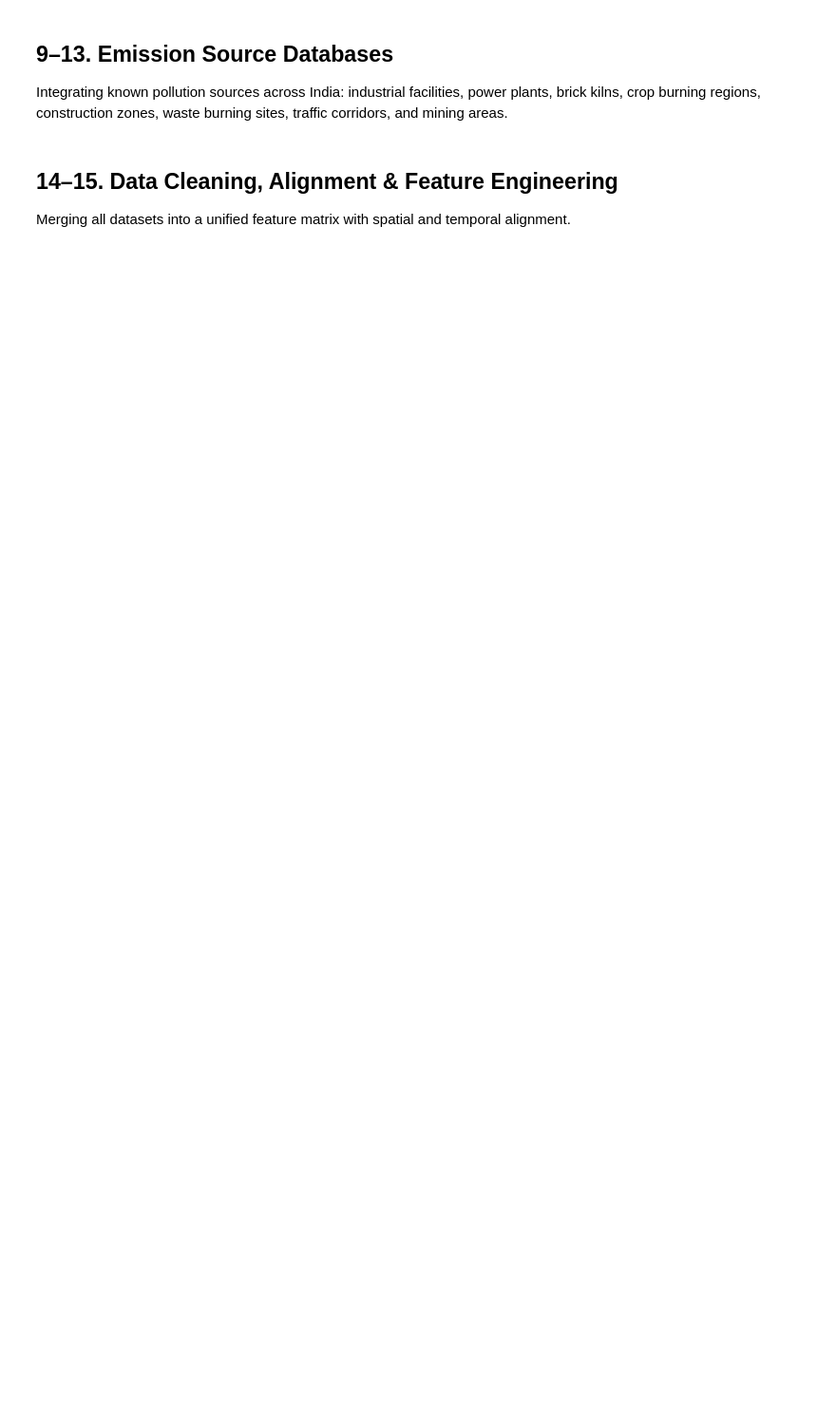
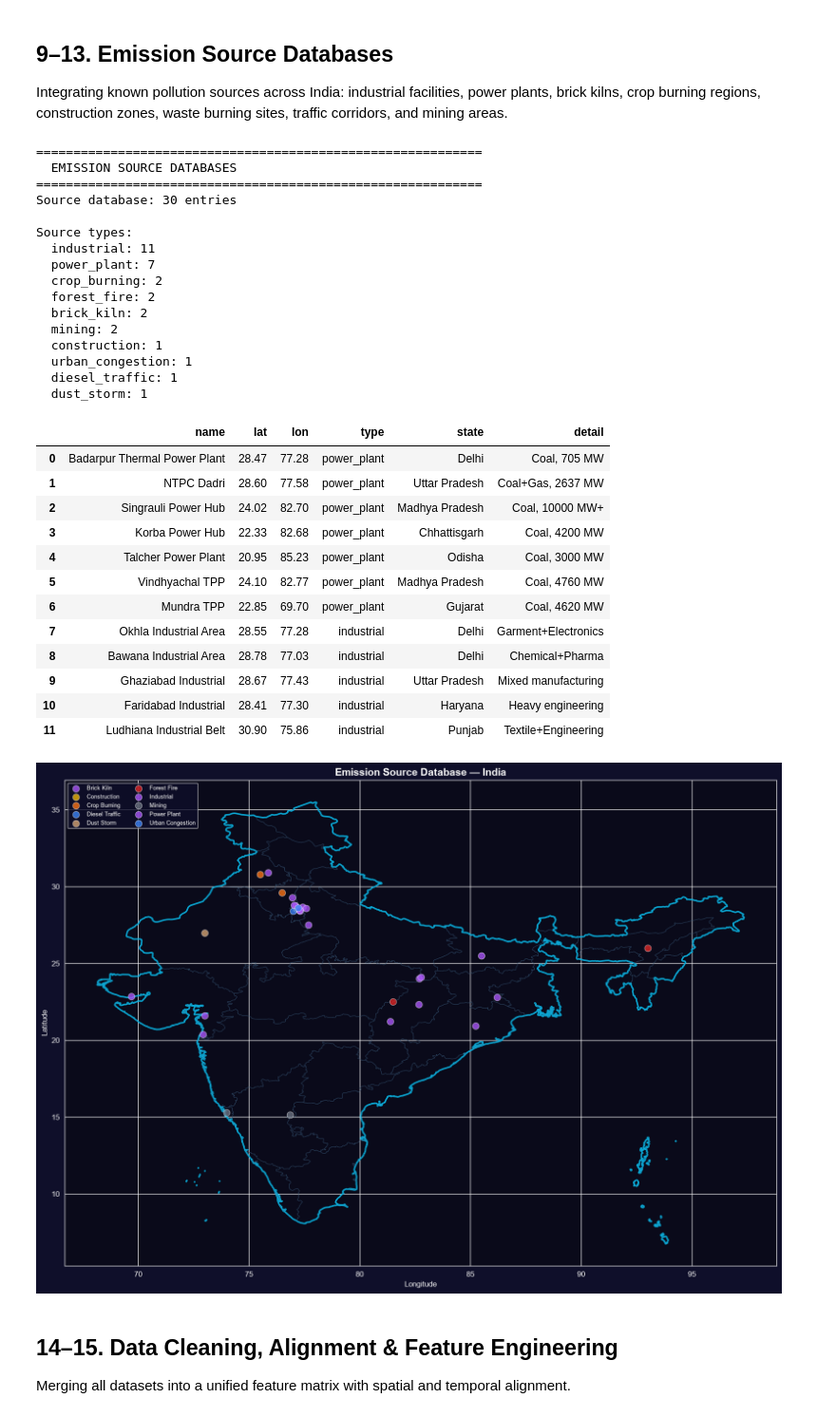
Before and after one commit to HarshitaVscode/ET-Hackathon, a Jupyter notebook: backend/src/enforcement_intelligence_agent/notebooks/enforcement_intelligence_agent.ipynb, the cells around one changed output. Shown at 95% size. Cells and saved outputs as stored; diff of their text form; code cells hidden in the pictures; blank space fills up the shorter version.

```diff
--- a/backend/src/enforcement_intelligence_agent/notebooks/enforcement_intelligence_agent.ipynb
+++ b/backend/src/enforcement_intelligence_agent/notebooks/enforcement_intelligence_agent.ipynb
@@ -402,38 +593,65 @@ SOURCE_DATABASE = [
     {"name": "Haryana Crop Burning Region", "lat": 29.60, "lon": 76.50, "type": "crop_burning", "state": "Haryana", "detail": "Oct-Nov season"},
     {"name": "Central India Forest Belt", "lat": 22.50, "lon": 81.50, "type": "forest_fire", "state": "Chhattisgarh/MP", "detail": "Mar-Jun season"},
     {"name": "NE Forest Region", "lat": 26.00, "lon": 93.00, "type": "forest_fire", "state": "Assam/Nagaland", "detail": "Jan-Mar season"},
     {"name": "Delhi-NCR Construction Belt", "lat": 28.55, "lon": 77.15, "type": "construction", "state": "Delhi/NCR", "detail": "Ongoing projects"},
     {"name": "Delhi-NCR Brick Kiln Cluster", "lat": 28.75, "lon": 77.10, "type": "brick_kiln", "state": "Delhi/Haryana/UP", "detail": "500+ kilns"},
     {"name": "Bihar Brick Kiln Belt", "lat": 25.50, "lon": 85.50, "type": "brick_kiln", "state": "Bihar", "detail": "Traditional kilns"},
     {"name": "Delhi Urban Congestion", "lat": 28.61, "lon": 77.23, "type": "urban_congestion", "state": "Delhi", "detail": "4M+ vehicles"},
     {"name": "NH-48 Freight Corridor", "lat": 28.40, "lon": 77.00, "type": "diesel_traffic", "state": "Delhi-Haryana", "detail": "Heavy diesel trucks"},
     {"name": "Rajasthan Dust Source", "lat": 27.00, "lon": 73.00, "type": "dust_storm", "state": "Rajasthan", "detail": "Thar Desert"},
     {"name": "Goa Mining Belt", "lat": 15.30, "lon": 74.00, "type": "mining", "state": "Goa", "detail": "Iron ore"},
     {"name": "Bellary Mining Region", "lat": 15.15, "lon": 76.85, "type": "mining", "state": "Karnataka", "detail": "Iron ore"},
 ]
 
 df_sources = pd.DataFrame(SOURCE_DATABASE)
 print(f"Source database: {len(df_sources)} entries")
 print(f"\nSource types:")
 for st, cnt in df_sources["type"].value_counts().items():
     print(f"  {st}: {cnt}")
 display(df_sources.head(12))
 
 fig, ax = plt.subplots(figsize=(14, 10))
 _draw_india_bounds(ax, india_color="#00ccff", state_color="#3a5a7a")
-type_colors = {"power_plant": "#ef4444", "industrial": "#f97316", "crop_burning": "#eab308",
-               "forest_fire": "#22c55e", "construction": "#3b82f6", "brick_kiln": "#8b5cf6",
-               "urban_congestion": "#ec4899", "diesel_traffic": "#6366f1", "dust_storm": "#f59e0b",
-               "mining": "#14b8a6"}
 for st, grp in df_sources.groupby("type"):
-    ax.scatter(grp["lon"], grp["lat"], s=80, c=type_colors.get(st, "#666"),
+    ax.scatter(grp["lon"], grp["lat"], s=80, c=SOURCE_COLORS.get(st, "#666"),
                alpha=0.8, edgecolors="white", linewidth=0.5, label=st.replace("_", " ").title(), zorder=11)
 ax.set_title("Emission Source Database — India", fontsize=14, fontweight="bold")
 ax.set_xlabel("Longitude"); ax.set_ylabel("Latitude")
 ax.set_facecolor("#0a0a1a")
 ax.legend(fontsize=8, loc="upper left", ncol=2)
 plt.tight_layout()
 plt.show()
+# %% [output]
+============================================================
+  EMISSION SOURCE DATABASES
+============================================================
+Source database: 30 entries
+
+Source types:
+  industrial: 11
+  power_plant: 7
+  crop_burning: 2
+  forest_fire: 2
+  brick_kiln: 2
+  mining: 2
+  construction: 1
+  urban_congestion: 1
+  diesel_traffic: 1
+  dust_storm: 1
+|  | name | lat | lon | type | state | detail |
+| 0 | Badarpur Thermal Power Plant | 28.47 | 77.28 | power_plant | Delhi | Coal, 705 MW |
+| 1 | NTPC Dadri | 28.60 | 77.58 | power_plant | Uttar Pradesh | Coal+Gas, 2637 MW |
+| 2 | Singrauli Power Hub | 24.02 | 82.70 | power_plant | Madhya Pradesh | Coal, 10000 MW+ |
+| 3 | Korba Power Hub | 22.33 | 82.68 | power_plant | Chhattisgarh | Coal, 4200 MW |
+| 4 | Talcher Power Plant | 20.95 | 85.23 | power_plant | Odisha | Coal, 3000 MW |
+| 5 | Vindhyachal TPP | 24.10 | 82.77 | power_plant | Madhya Pradesh | Coal, 4760 MW |
+| 6 | Mundra TPP | 22.85 | 69.70 | power_plant | Gujarat | Coal, 4620 MW |
+| 7 | Okhla Industrial Area | 28.55 | 77.28 | industrial | Delhi | Garment+Electronics |
+| 8 | Bawana Industrial Area | 28.78 | 77.03 | industrial | Delhi | Chemical+Pharma |
+| 9 | Ghaziabad Industrial | 28.67 | 77.43 | industrial | Uttar Pradesh | Mixed manufacturing |
+| 10 | Faridabad Industrial | 28.41 | 77.30 | industrial | Haryana | Heavy engineering |
+| 11 | Ludhiana Industrial Belt | 30.90 | 75.86 | industrial | Punjab | Textile+Engineering |
+[figure, added]
 # %% [markdown]
 ## 14–15. Data Cleaning, Alignment & Feature Engineering
 
```
Also changed, not shown: parts of 21 cells of this notebook, 43 other files.
